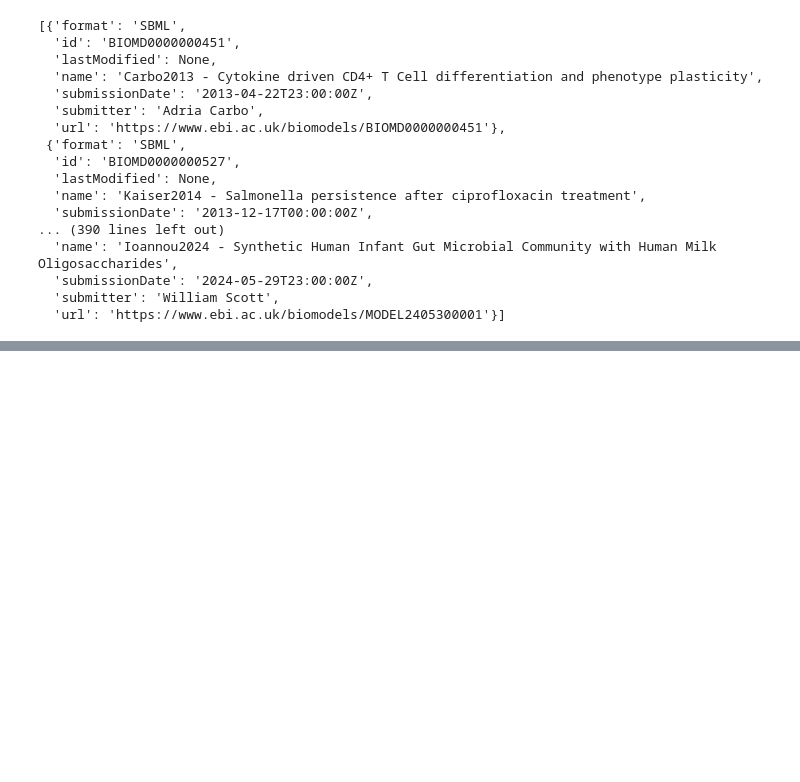
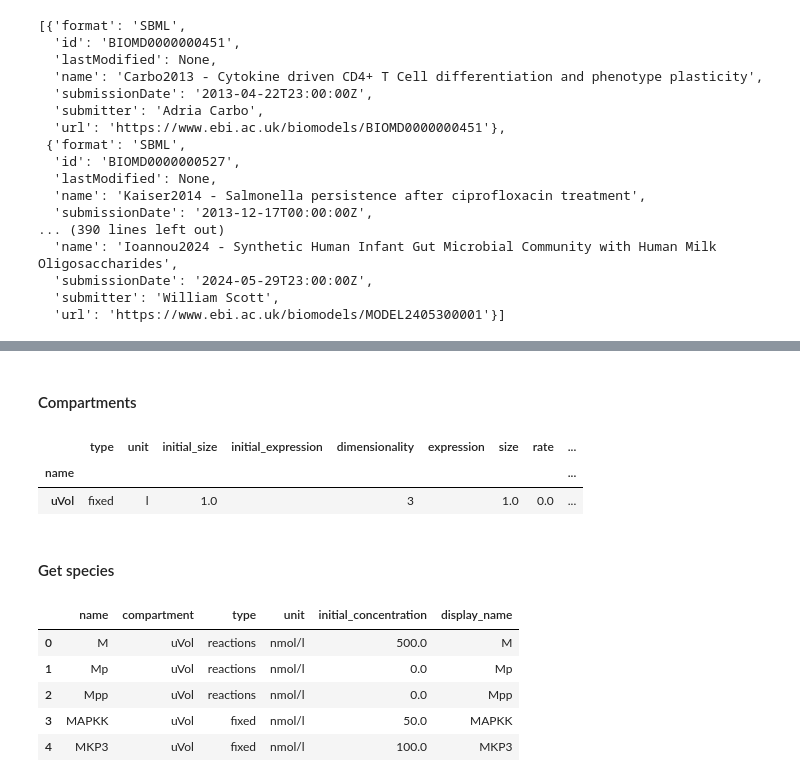
Before and after one commit to VirtualPatientEngine/AIAgents4Pharma, a Jupyter notebook: docs/notebooks/talk2biomodels/benchmark/expected_asnwers_basico.ipynb, the cells around one changed output, grey strips where cells are left out. Drawn from its saved outputs; the diff is of its cells as text; code cells hidden in the pictures; blank space fills up the shorter version.

```diff
--- a/docs/notebooks/talk2biomodels/benchmark/expected_asnwers_basico.ipynb
+++ b/docs/notebooks/talk2biomodels/benchmark/expected_asnwers_basico.ipynb
@@ -376,0 +393,2 @@ results
+# %% [markdown]
+#### Compartments
@@ -376,0 +404,8 @@ results
+# %%
+df
+# %% [output]
+|  | type | unit | initial_size | initial_expression | dimensionality | expression | size | rate | ... |
+| name |  |  |  |  |  |  |  |  | ... |
+| uVol | fixed | l | 1.0 |  | 3 |  | 1.0 | 0.0 | ... |
+# %% [markdown]
+#### Get species
@@ -376,0 +439,9 @@ results
+# %%
+pd.read_csv(r'./tables/species_27.csv')
+# %% [output]
+|  | name | compartment | type | unit | initial_concentration | display_name |
+| 0 | M | uVol | reactions | nmol/l | 500.0 | M |
+| 1 | Mp | uVol | reactions | nmol/l | 0.0 | Mp |
+| 2 | Mpp | uVol | reactions | nmol/l | 0.0 | Mpp |
+| 3 | MAPKK | uVol | fixed | nmol/l | 50.0 | MAPKK |
+| 4 | MKP3 | uVol | fixed | nmol/l | 100.0 | MKP3 |
```
Also changed, not shown: parts of 22 cells of this notebook, 1 other file.
